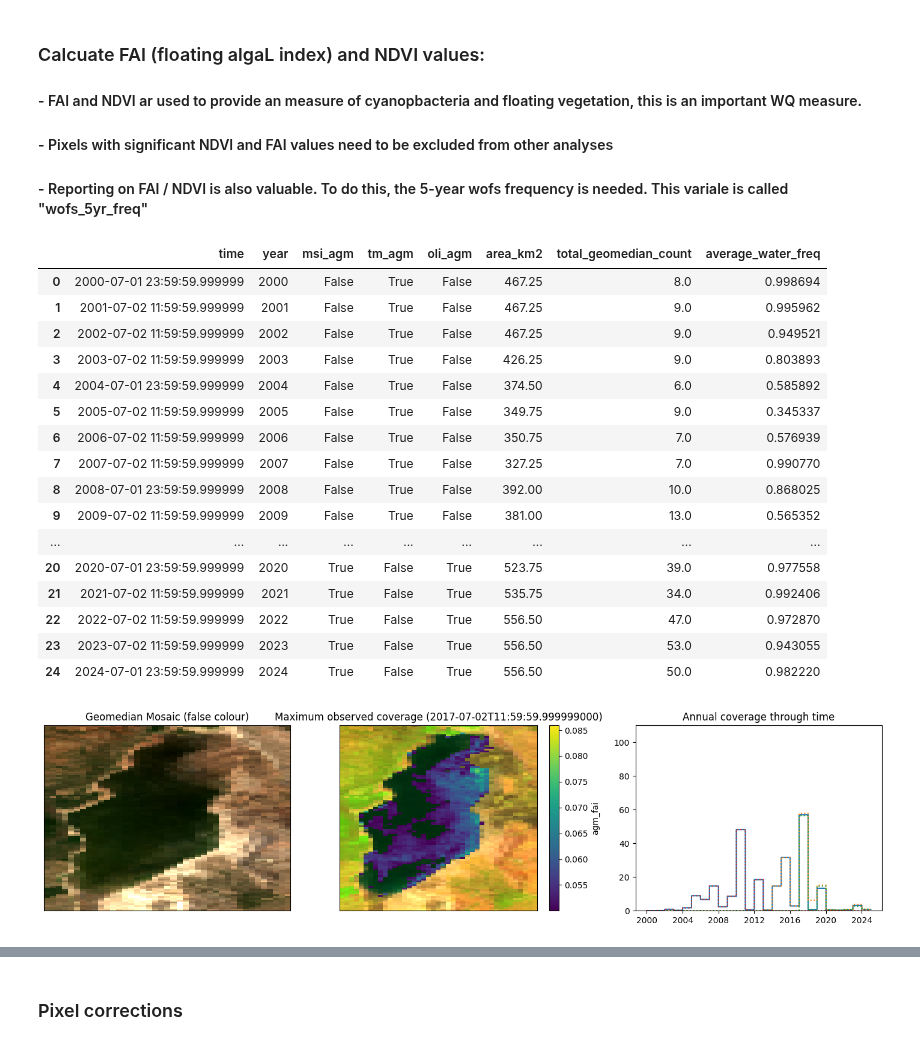
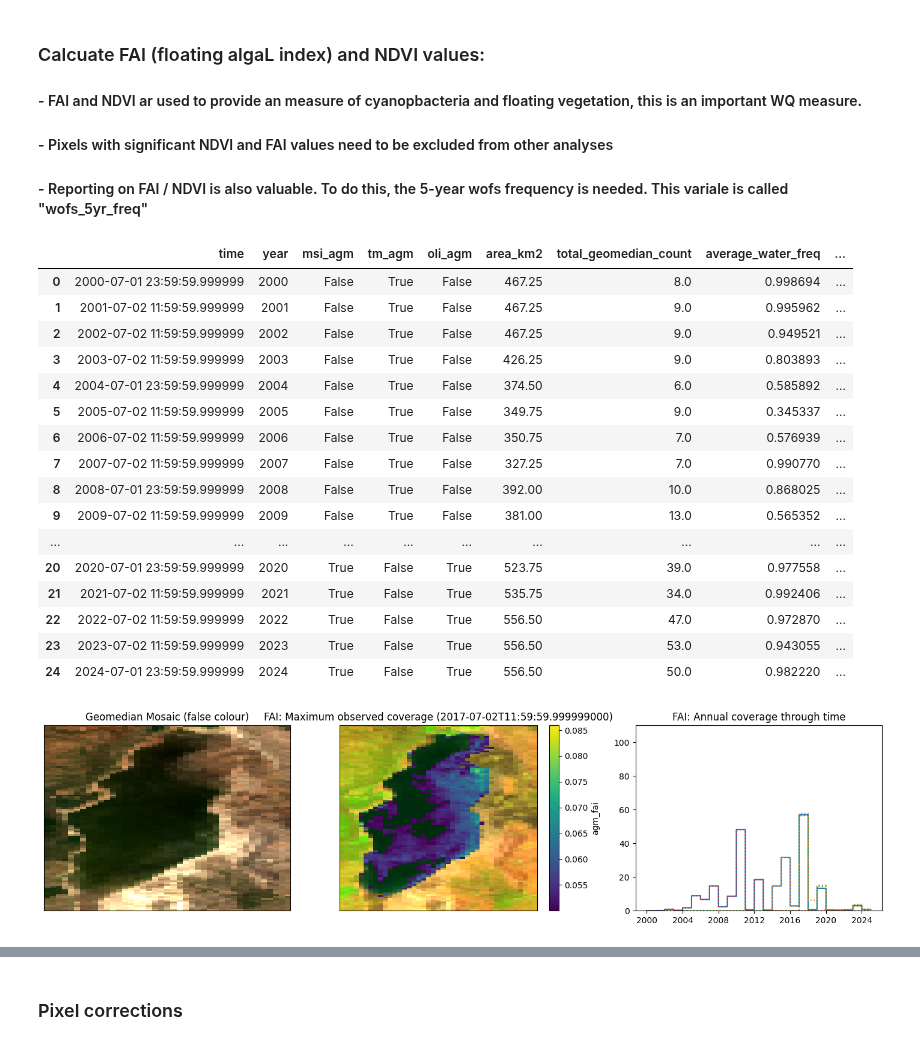
Before and after one commit to vikineema/deafrica_water_quality, a Jupyter notebook: WP1.2/WQ package 1.2.ipynb, the cells around one changed output, grey strips where cells are left out. Drawn from its saved outputs; the diff is of its cells as text; code cells hidden in the pictures.

Commit message:
Implemented a water mask for NDVI

```diff
--- a/WP1.2/WQ package 1.2.ipynb
+++ b/WP1.2/WQ package 1.2.ipynb
@@ -261,13 +302,28 @@ annual_results.insert(annual_results.columns.size,
                         ((ds.fai_cover))
                      )
 results['annual_results'] = annual_results
-# %%
-# --- Calculate NDVI values for annual geomedians instrument ----
-#     NDVI is calculated for each instrument in the series (tm, oli, msi).
-#     The overall NDVI is a weighted mean (weighted by the number of observations in each geomedian)
-
-ds = geomedian_NDVI(ds,False)
-ds = geomedian_NDVI_percent_affected(ds,agm_ndvi_cutoff = 0.05,WAFT=0.45)
+# %%
+# --- Calculate NDVI values for annual geomedians instrument ----
+#     NDVI is calculated for each instrument in the series (tm, oli, msi).
+#     The overall NDVI is a weighted mean (weighted by the number of observations in each geomedian)
+%run _WQ_functions.py
+ds = geomedian_NDVI(ds,ds.water_5yr)
+
+ds['ndvi_cover'] = \
+        ('time'), \
+        ((ds.agm_ndvi.count(dim=('x','y'))  / ds.water_5yr.count(dim=('x','y'))) \
+         *100).round(2).data
+
+# -- and save the percentage area affected in the results
+
+annual_results = results['annual_results']
+newcolname = 'ndvi_cover_percent'
+if newcolname in annual_results.columns:  annual_results = annual_results.drop(labels=[newcolname],axis=1)
+annual_results.insert(annual_results.columns.size,
+                      newcolname,
+                        ((ds.ndvi_cover))
+                     )
+results['annual_results'] = annual_results
 # %%
 # --- a function to make nice step-plot data; we assume that we're working with time data and that the step intervals are even
 def make_stepplot_data(tdata,ydata):
@@ -325,23 +341,23 @@ results['annual_results'].insert\
 # --- view the annual results ---
 results['annual_results']
 # %% [output]
-|  | time | year | msi_agm | tm_agm | oli_agm | area_km2 | total_geomedian_count | average_water_freq |
-| 0 | 2000-07-01 23:59:59.999999 | 2000 | False | True | False | 467.25 | 8.0 | 0.998694 |
-| 1 | 2001-07-02 11:59:59.999999 | 2001 | False | True | False | 467.25 | 9.0 | 0.995962 |
-| 2 | 2002-07-02 11:59:59.999999 | 2002 | False | True | False | 467.25 | 9.0 | 0.949521 |
-| 3 | 2003-07-02 11:59:59.999999 | 2003 | False | True | False | 426.25 | 9.0 | 0.803893 |
-| 4 | 2004-07-01 23:59:59.999999 | 2004 | False | True | False | 374.50 | 6.0 | 0.585892 |
-| 5 | 2005-07-02 11:59:59.999999 | 2005 | False | True | False | 349.75 | 9.0 | 0.345337 |
-| 6 | 2006-07-02 11:59:59.999999 | 2006 | False | True | False | 350.75 | 7.0 | 0.576939 |
-| 7 | 2007-07-02 11:59:59.999999 | 2007 | False | True | False | 327.25 | 7.0 | 0.990770 |
-| 8 | 2008-07-01 23:59:59.999999 | 2008 | False | True | False | 392.00 | 10.0 | 0.868025 |
-| 9 | 2009-07-02 11:59:59.999999 | 2009 | False | True | False | 381.00 | 13.0 | 0.565352 |
-| ... | ... | ... | ... | ... | ... | ... | ... | ... |
-| 20 | 2020-07-01 23:59:59.999999 | 2020 | True | False | True | 523.75 | 39.0 | 0.977558 |
-| 21 | 2021-07-02 11:59:59.999999 | 2021 | True | False | True | 535.75 | 34.0 | 0.992406 |
-| 22 | 2022-07-02 11:59:59.999999 | 2022 | True | False | True | 556.50 | 47.0 | 0.972870 |
-| 23 | 2023-07-02 11:59:59.999999 | 2023 | True | False | True | 556.50 | 53.0 | 0.943055 |
-| 24 | 2024-07-01 23:59:59.999999 | 2024 | True | False | True | 556.50 | 50.0 | 0.982220 |
+|  | time | year | msi_agm | tm_agm | oli_agm | area_km2 | total_geomedian_count | average_water_freq | ... |
+| 0 | 2000-07-01 23:59:59.999999 | 2000 | False | True | False | 467.25 | 8.0 | 0.998694 | ... |
+| 1 | 2001-07-02 11:59:59.999999 | 2001 | False | True | False | 467.25 | 9.0 | 0.995962 | ... |
+| 2 | 2002-07-02 11:59:59.999999 | 2002 | False | True | False | 467.25 | 9.0 | 0.949521 | ... |
+| 3 | 2003-07-02 11:59:59.999999 | 2003 | False | True | False | 426.25 | 9.0 | 0.803893 | ... |
+| 4 | 2004-07-01 23:59:59.999999 | 2004 | False | True | False | 374.50 | 6.0 | 0.585892 | ... |
+| 5 | 2005-07-02 11:59:59.999999 | 2005 | False | True | False | 349.75 | 9.0 | 0.345337 | ... |
+| 6 | 2006-07-02 11:59:59.999999 | 2006 | False | True | False | 350.75 | 7.0 | 0.576939 | ... |
+| 7 | 2007-07-02 11:59:59.999999 | 2007 | False | True | False | 327.25 | 7.0 | 0.990770 | ... |
+| 8 | 2008-07-01 23:59:59.999999 | 2008 | False | True | False | 392.00 | 10.0 | 0.868025 | ... |
+| 9 | 2009-07-02 11:59:59.999999 | 2009 | False | True | False | 381.00 | 13.0 | 0.565352 | ... |
+| ... | ... | ... | ... | ... | ... | ... | ... | ... | ... |
+| 20 | 2020-07-01 23:59:59.999999 | 2020 | True | False | True | 523.75 | 39.0 | 0.977558 | ... |
+| 21 | 2021-07-02 11:59:59.999999 | 2021 | True | False | True | 535.75 | 34.0 | 0.992406 | ... |
+| 22 | 2022-07-02 11:59:59.999999 | 2022 | True | False | True | 556.50 | 47.0 | 0.972870 | ... |
+| 23 | 2023-07-02 11:59:59.999999 | 2023 | True | False | True | 556.50 | 53.0 | 0.943055 | ... |
+| 24 | 2024-07-01 23:59:59.999999 | 2024 | True | False | True | 556.50 | 50.0 | 0.982220 | ... |
 # %%
 #--- visualise  the annual results and image data
 annual_results = results['annual_results']
@@ -353,33 +369,33 @@ fig, ax = plt.subplots(1, 3, figsize=(18, 4))
 ax[2].set_ylim(0,110)
 
 tindex = max_year_index
 if ds.msi_agm[tindex]==True:
     rgb(ds,bands=['msi04_agm','msi03_agm','msi02_agm'],index=tindex,index_dim='time',ax=ax[0])
     rgb(ds,bands=['msi11_agm','msi8a_agm','msi02_agm'],index=tindex,index_dim='time',ax=ax[1])
 else:
     if ds.oli_agm[tindex]==True:
         print('trying oli')
         rgb(ds,bands=['oli04_agm','oli03_agm','oli02_agm'],index=tindex,index_dim='time',ax=ax[0])
         rgb(ds,bands=['oli06_agm','oli05_agm','oli03_agm'],index=tindex,index_dim='time',ax=ax[1])
     else :
         if ds.tm_agm[tindex]==True:
            rgb(ds,bands=['tm03_agm','tm02_agm','tm01_agm'],index=tindex,index_dim='time',ax=ax[0])
            rgb(ds,bands=['tm05_agm','tm04_agm','tm02_agm'],index=tindex,index_dim='time',ax=ax[1])
 
 ds.sel(time=str(max_year)).agm_fai.plot(ax=ax[1])
 
 t,y = make_stepplot_data(annual_results.time,annual_results.fai_cover_percent)
 plt.plot(t,y,label='all data')
 
 for instrument in 'oli_agm','msi_agm','tm_agm':
     if instrument in ds.data_vars:
         y   = (((ds[instrument+'_fai'].count(dim=('x','y')) * parameters['cell_area']) / annual_results.area_km2) * 100).round(2)
         t,y = make_stepplot_data(np.asarray(ds.time),y)
         plt.plot(t,y,linestyle=':',label=instrument)
 
 # Titles
 ax[0].set_title("Geomedian Mosaic (false colour)"), ax[0].xaxis.set_visible(False), ax[0].yaxis.set_visible(False)
-ax[1].set_title("Maximum observed coverage ("+str(max_year)+")"), ax[1].xaxis.set_visible(False), ax[1].yaxis.set_visible(False);
-ax[2].set_title("Annual coverage through time"), ax[2].xaxis.set_visible(True), ax[2].yaxis.set_visible(True);
+ax[1].set_title("FAI: Maximum observed coverage ("+str(max_year)+")"), ax[1].xaxis.set_visible(False), ax[1].yaxis.set_visible(False);
+ax[2].set_title("FAI: Annual coverage through time"), ax[2].xaxis.set_visible(True), ax[2].yaxis.set_visible(True);
 # %% [output]
-[figure, old version]
+[figure, new version]
```
Also changed, not shown: parts of 5 cells of this notebook.
